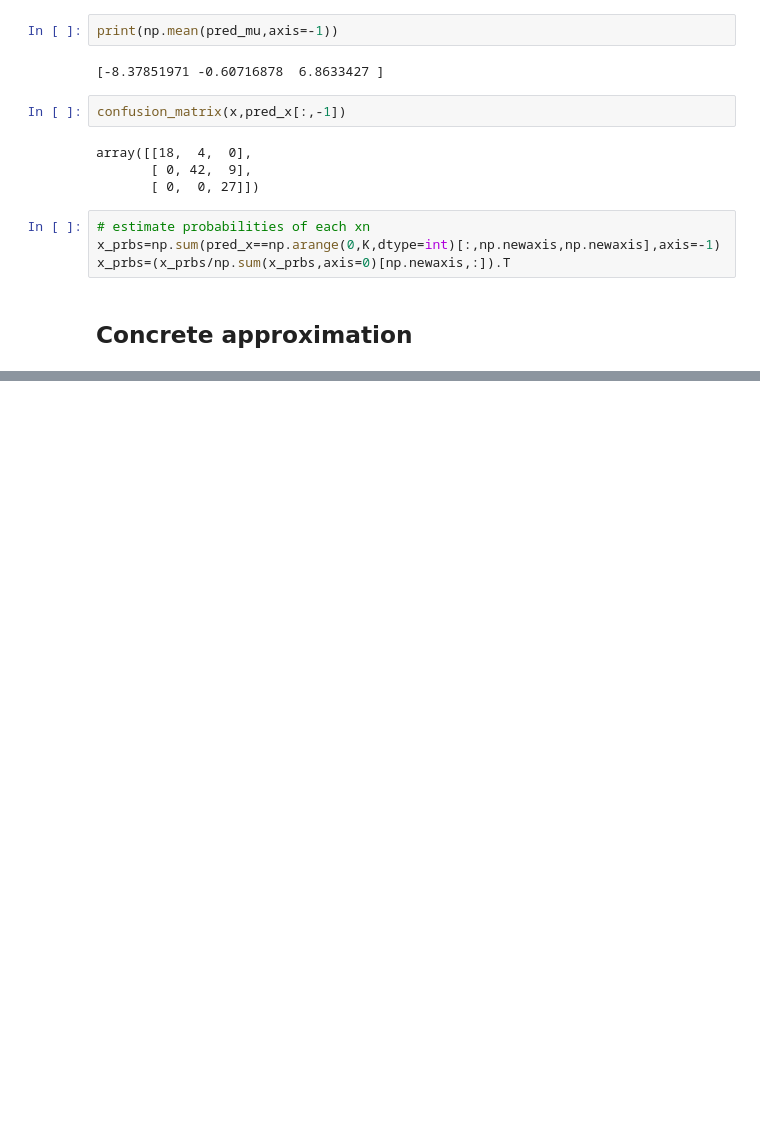
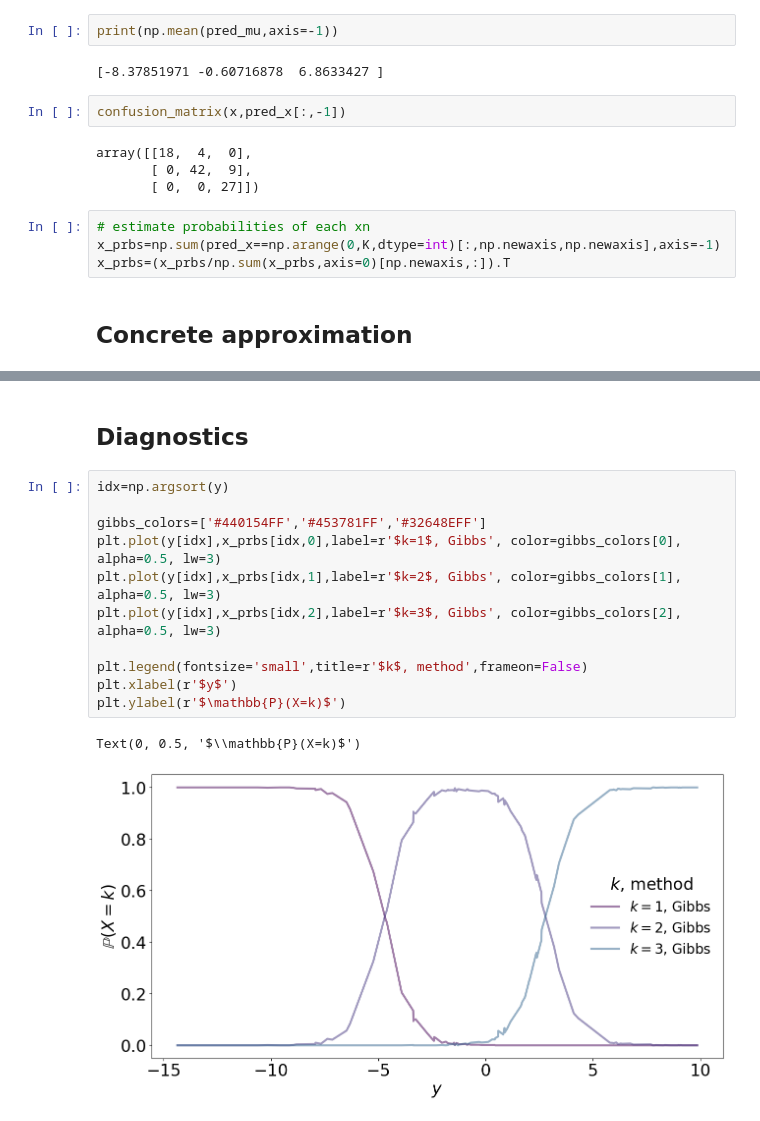
Before and after one commit to giankdiluvi/madmix, a Jupyter notebook: examples/Gaussian_mixture_model.ipynb, the cells around one changed output, grey strips where cells are left out. Saved outputs shown, nothing was run; the diff lists cells and outputs as text; blank space fills up the shorter version.

```diff
--- a/examples/Gaussian_mixture_model.ipynb
+++ b/examples/Gaussian_mixture_model.ipynb
@@ -250,0 +243,16 @@ Text(0.5, 1.0, 'Concrete RealNVP training loss traceplots')
+# %% [markdown]
+## Diagnostics
+# %%
+idx=np.argsort(y)
+
+gibbs_colors=['#440154FF','#453781FF','#32648EFF']
+plt.plot(y[idx],x_prbs[idx,0],label=r'$k=1$, Gibbs', color=gibbs_colors[0], alpha=0.5, lw=3)
+plt.plot(y[idx],x_prbs[idx,1],label=r'$k=2$, Gibbs', color=gibbs_colors[1], alpha=0.5, lw=3)
+plt.plot(y[idx],x_prbs[idx,2],label=r'$k=3$, Gibbs', color=gibbs_colors[2], alpha=0.5, lw=3)
+
+plt.legend(fontsize='small',title=r'$k$, method',frameon=False)
+plt.xlabel(r'$y$')
+plt.ylabel(r'$\mathbb{P}(X=k)$')
+# %% [output]
+Text(0, 0.5, '$\\mathbb{P}(X=k)$')
+[figure, added]
```
Also changed, not shown: parts of 2 cells of this notebook.
